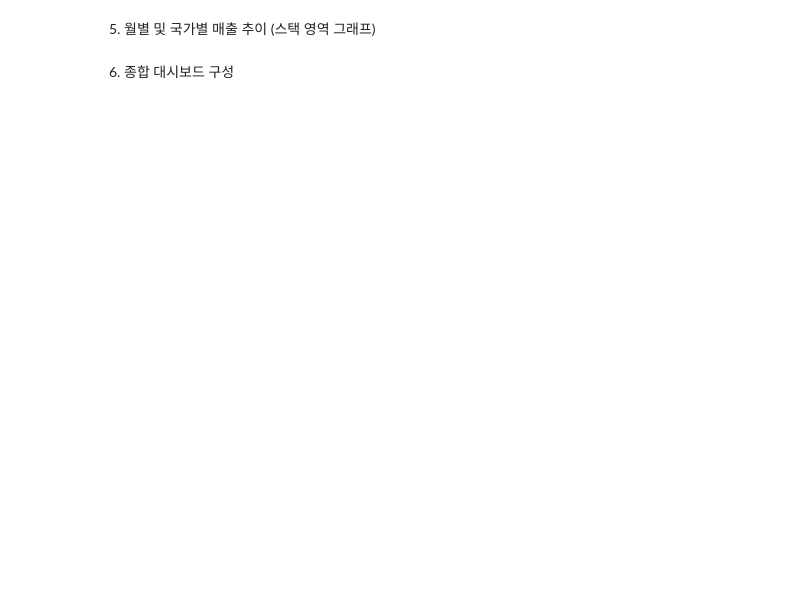
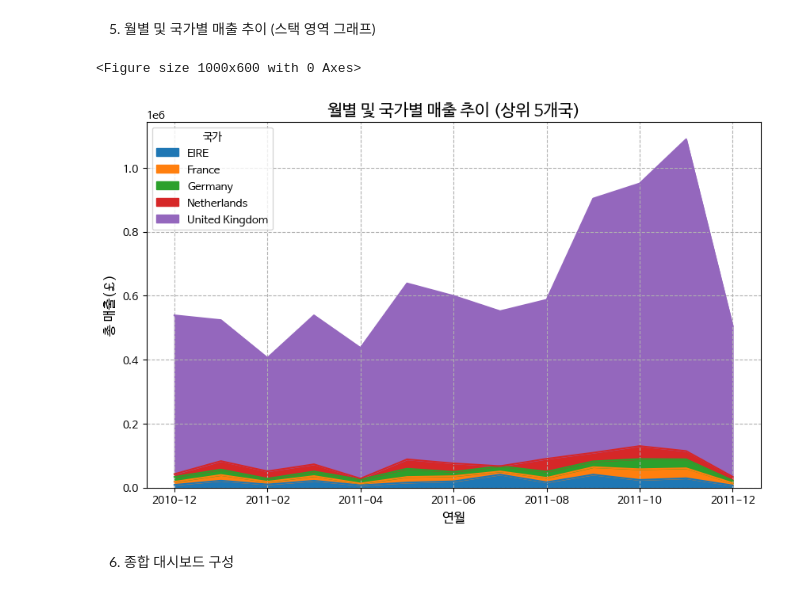
Before and after one commit to Hyunhee97/Data-Analysis-with-Open-Source, a Jupyter notebook: 오픈소스_데이터_분석_11강.ipynb, the cells around one changed output. Cells and saved outputs as stored; diff of their text form; code cells hidden in the pictures; blank space fills up the shorter version.

```diff
--- a/오픈소스_데이터_분석_11강.ipynb
+++ b/오픈소스_데이터_분석_11강.ipynb
@@ -565,34 +555,38 @@ plt.show()
 # %%
 ## 국가별 총 매출 계산 및 상위 5개국 추출
 country_sales = retail_data_clean.groupby('Country')['TotalPrice'].sum().reset_index()
 top5_countries = country_sales.sort_values('TotalPrice', ascending=False).head(5)['Country']
 
 ## 상위 5개국의 월별 매출 데이터 필터링 및 집계
 monthly_country_sales = retail_data_clean[retail_data_clean['Country'].isin(top5_countries)]
 monthly_country_sales = monthly_country_sales.groupby(['Year', 'Month', 'Country'])['TotalPrice'].sum().reset_index()
 monthly_country_sales['YearMonth'] = monthly_country_sales['Year'].astype(str) + '-' + \
                                       monthly_country_sales['Month'].astype(str).str.zfill(2) ## 연월 문자열 생성
 
 ## 피벗 테이블 생성 (월별 국가별 매출)
 pivot_data = monthly_country_sales.pivot_table(
     index='YearMonth',
     columns='Country',
     values='TotalPrice',
     fill_value=0 ## 값이 없는 경우 0으로 채움
 )
 
 ## 스택 영역 그래프 시각화
-plt.figure(figsize=(14, 8))
+plt.figure(figsize=(10, 6))
 # pivot_data를 이용하여 영역 그래프를 시각화
+pivot_data.plot.area(stacked=True, figsize=(10, 6))
 
 
 ## 그래프 제목 및 축 레이블 설정
 plt.title('월별 및 국가별 매출 추이 (상위 5개국)', fontsize=15)
 plt.xlabel('연월', fontsize=12)
 plt.ylabel('총 매출(£)', fontsize=12)
 plt.legend(title='국가') ## 범례 제목 설정
 plt.grid(linestyle='--') ## 그리드 추가
 plt.show()
+# %% [output]
+<Figure size 1000x600 with 0 Axes>
+[figure, added]
 # %% [markdown]
 6. 종합 대시보드 구성
 # %%
```
Also changed, not shown: parts of 4 cells of this notebook.
